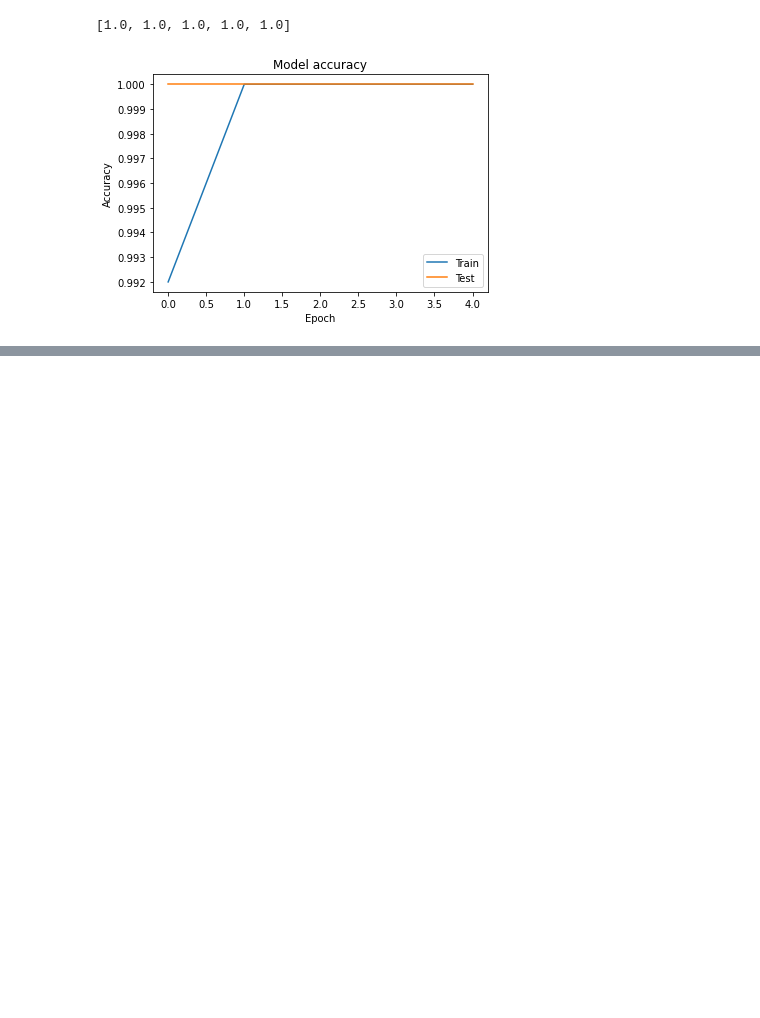
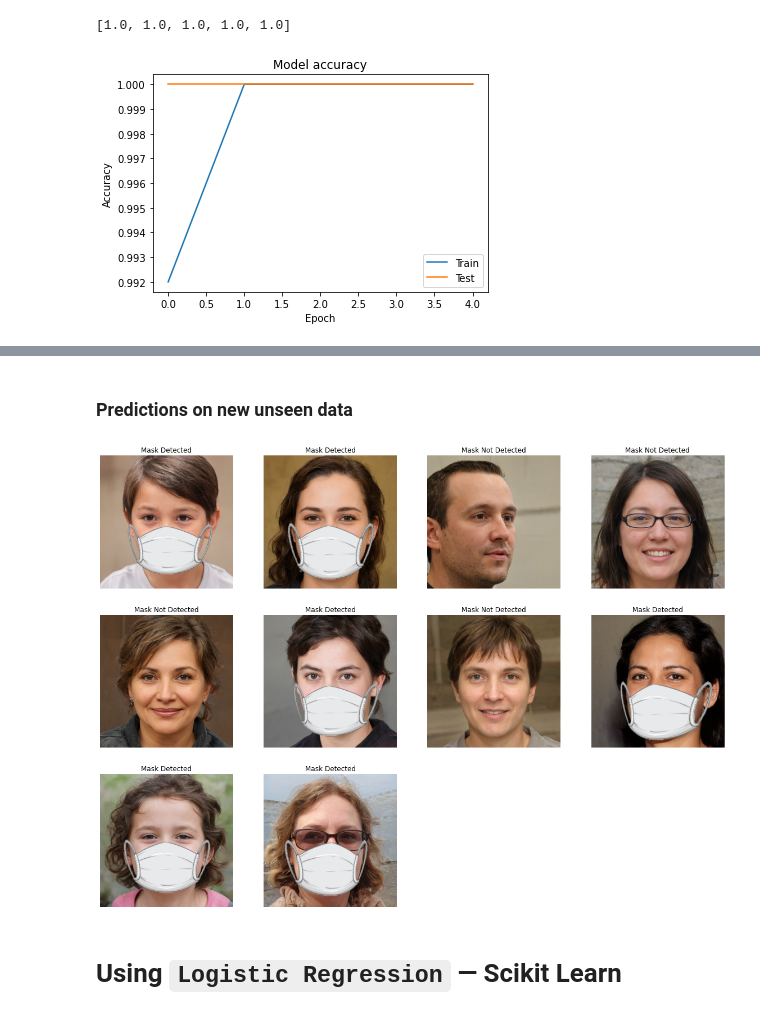
Before and after one commit to AntoineMik/AI-Facemask-detection, a Jupyter notebook: facemaskid.ipynb, the cells around one changed output, grey strips where cells are left out. Drawn from its saved outputs; the diff is of its cells as text; code cells hidden in the pictures; blank space fills up the shorter version.

Commit message:
Update facemaskid.ipynb
finished keras started regression

```diff
--- a/facemaskid.ipynb
+++ b/facemaskid.ipynb
@@ -72,6 +72,7 @@ The `testing data` is reduced to 1000 images total instead of the original 2000.
 train_data_dir = "data/train_dataset"
 val_data_dir = "data/validation_dataset"
 test_data_dir = "data/test_dataset"
+save_data_dir = "data/save_dataset"
 full_data_dir = "data/full_dataset"
 # %% [markdown]
 ### Defining training variables.
@@ -629,7 +639,7 @@ def predict_image_label(image):
 # %% [markdown]
 Define a function that chooses a random image from the saved dataset
 # %%
-data = datasets.ImageFolder(data_dir, transform=save_transforms)
+data = datasets.ImageFolder(save_data_dir, transform=save_transform)
 classes = data.classes
 
 def get_random_images(num):
@@ -878,0 +918,62 @@ plt.show()
+# %% [markdown]
+### Predictions on new unseen data
+# %%
+test_data_mask = "data/save_dataset/with_mask"
+test_data_no_mask = "data/save_dataset/without_mask"
+test_data_dir_mask = os.path.join(test_data_mask)
+test_data_dir_no_mask = os.path.join(test_data_no_mask)
+
+# Creating a list of filenames in each directory
+test_data_name_mask = os.listdir(test_data_dir_mask)
+test_data_name_no_mask = os.listdir(test_data_dir_no_mask)
+
+# get the directory to each image file in the testset
+test_pics_mask = [os.path.join(test_data_dir_mask, filename) for filename in test_data_name_mask[:500]]
+
+test_pics_no_mask = [os.path.join(test_data_dir_no_mask, filename) for filename in test_data_name_no_mask[:500]]
+
+# Merge the two lists
+merged_list = test_pics_mask + test_pics_no_mask
+# %%
+# Predict some random not previously seen images
+plt.figure(figsize=(20,20))
+for i in range(10):
+    index = random.randrange(1, 1000)
+
+    # load image
+    img = mpimg.imread(merged_list[index])
+    test_image = image.load_img(merged_list[index], target_size = (64, 64))
+
+    # convert image to numpy array
+    images = image.img_to_array(test_image)
+    # expand dimension of image
+    images = np.expand_dims(images, axis=0)
+    # making prediction with model
+    predicted = keras_model.predict(images)
+
+    # Convert prediction to list
+    predicted = predicted[0].tolist()
+
+    #print(predicted)
+
+    # Get index of max value in the prediction
+    prediction = predicted.index(max(predicted))
+
+    # Subplots
+    sp = plt.subplot(4, 4, i+1)
+
+    #print(prediction)
+    if prediction == 0:
+        sp.set_title("Mask Detected")
+    else:
+        sp.set_title("Mask Not Detected")
+
+    plt.imshow(img)
+    plt.axis('off')
+
+# display the plot
+plt.show()
+# %% [output]
+[figure, added]
+# %% [markdown]
+# Using `Logistic Regression` — Scikit Learn
```
Also changed, not shown: parts of 27 cells of this notebook.
